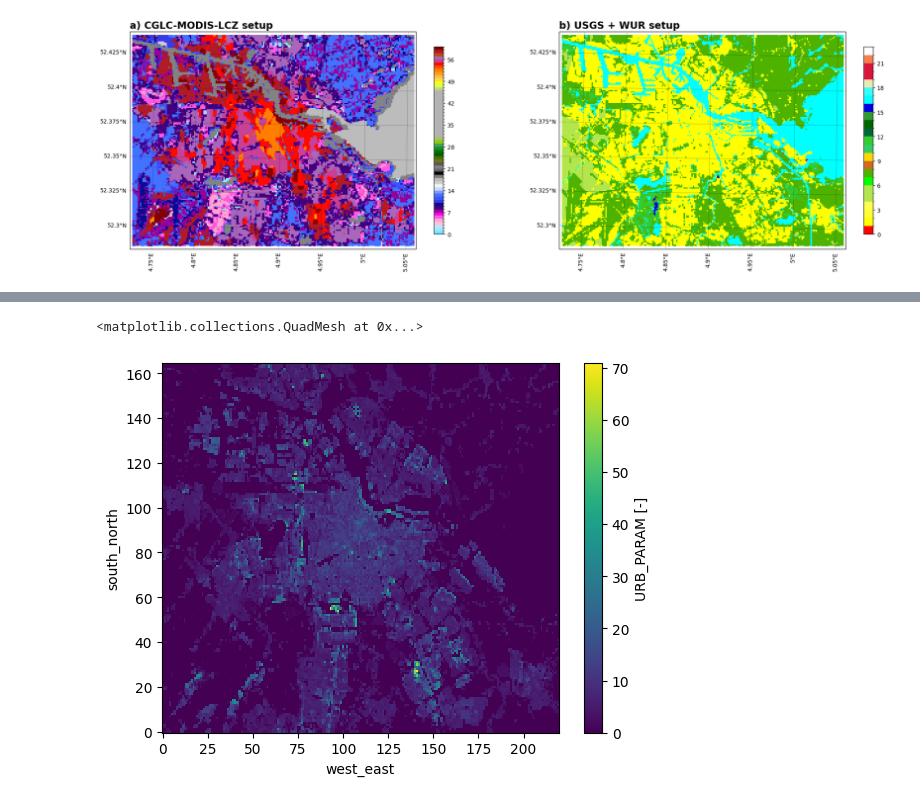
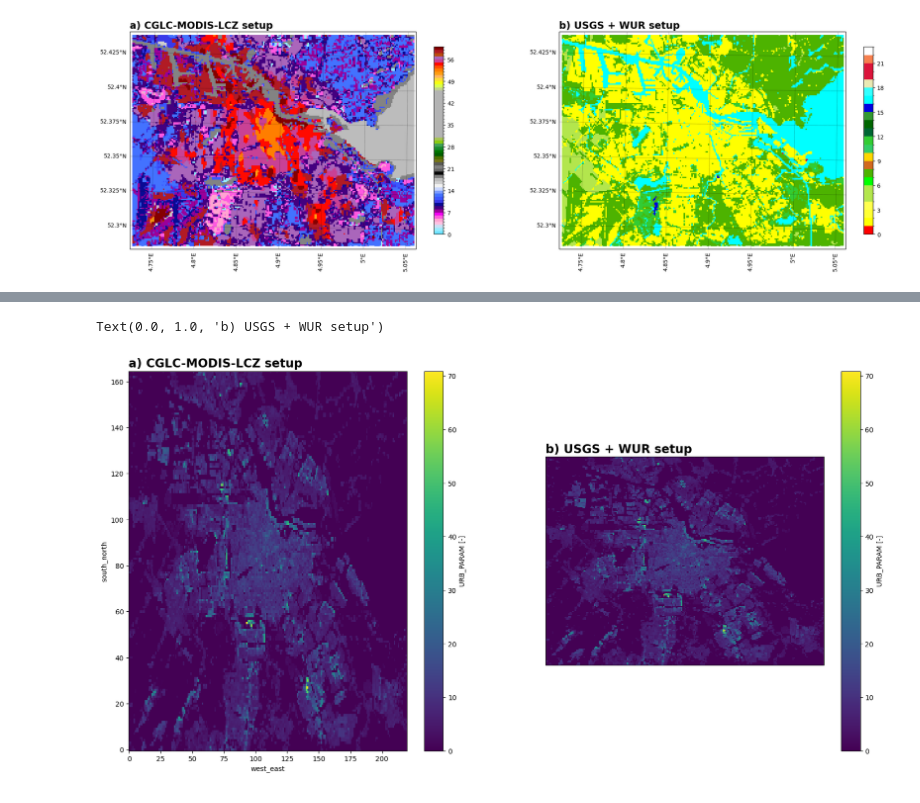
Before and after one commit to Urban-M4/snakemake-wrf, a Jupyter notebook: plot_geo_em.ipynb, the cells around one changed output, grey strips where cells are left out. Cells and saved outputs as stored; diff of their text form; code cells hidden in the pictures.

Commit message:
Add wur_lcz experiment and better plot for urban params

```diff
--- a/plot_geo_em.ipynb
+++ b/plot_geo_em.ipynb
@@ -7,19 +7,22 @@ import wrf
 from matplotlib.colors import BoundaryNorm
 from matplotlib.colors import LinearSegmentedColormap
 # %%
-usgs_file = nc.Dataset('/home/cdonnely/Urban-M4/experiments/2024-06-14_14-20-42/geo_em.d04.nc')
+usgs_file = nc.Dataset('/home/cdonnely/Urban-M4/misc/workflows/snakemake/output/usgs/geo_em.d04.nc')
 usgs_var = wrf.getvar(usgs_file, 'LU_INDEX')
 lat, lon = wrf.latlon_coords(usgs_var)
 cart_proj = wrf.get_cartopy(usgs_var)
 
-wur_file = nc.Dataset('/home/cdonnely/Urban-M4/experiments/2024-08-01_15-29-28/geo_em.d04.nc')
+wur_file = nc.Dataset('/home/cdonnely/Urban-M4/misc/workflows/snakemake/output/wur/geo_em.d04.nc')
 wur_var = wrf.getvar(wur_file, 'LU_INDEX')
+
+wur_lcz_file = nc.Dataset('/home/cdonnely/Urban-M4/misc/workflows/snakemake/output/wur_lcz/geo_em.d04.nc')
+wur_lcz_var = wrf.getvar(wur_lcz_file, 'LU_INDEX')
+
+modis_file = nc.Dataset('/home/cdonnely/Urban-M4/misc/workflows/snakemake/output/modis_lcz/geo_em.d04.nc')
+modis_var = wrf.getvar(modis_file, 'LU_INDEX')
 
 w2w_file = nc.Dataset('/home/cdonnely/Urban-M4/experiments/2024-06-18_15-39-48/geo_em.d04.nc')
 w2w_var = wrf.getvar(w2w_file, 'LU_INDEX')
-
-modis_file = nc.Dataset('/home/cdonnely/Urban-M4/experiments/2024-07-31_17-07-38/geo_em.d04.nc')
-modis_var = wrf.getvar(modis_file, 'LU_INDEX')
 # %%
 c_modis = [
     [0.43, 0.89, 1.0],
@@ -170,22 +173,6 @@ cbar2 = fig.colorbar(ct2, ax=ax2, shrink=0.6)
 # %% [output]
 [figure]
 # %%
-ax_options = {
-    'color': 'black',
-    'linestyle': 'dotted',
-    'linewidth': 0.5,
-    'zorder': 103,
-    'draw_labels': True,
-    'x_inline': False,
-    'y_inline': False,
-}
-title_options = {
-    'loc': 'left',
-    'fontsize': 'xx-large',
-    'fontweight': 'bold',
-}
-extent = [np.min(lon), np.max(lon), np.min(lat), np.max(lat)]
-
 fig = plt.figure(figsize=(25, 10))
 ax1 = fig.add_subplot(1, 2, 1, projection=cart_proj)
 gl1 = ax1.gridlines(**ax_options)
@@ -216,5 +203,5 @@ cbar2 = fig.colorbar(ct2, ax=ax2, shrink=0.6)
 # %%
 import xarray as xr
 
-modis = xr.open_dataset('/home/cdonnely/Urban-M4/experiments/2024-08-01_14-12-05/geo_em.d04.nc')
-usgs = xr.open_dataset('/home/cdonnely/Urban-M4/experiments/2024-08-01_15-29-28/geo_em.d04.nc')
+modis = xr.open_dataset('/home/cdonnely/Urban-M4/misc/workflows/snakemake/output/wur/geo_em.d04.nc')
+usgs = xr.open_dataset('/home/cdonnely/Urban-M4/misc/workflows/snakemake/output/wur_lcz/geo_em.d04.nc')
@@ -226,5 +208,12 @@ modis.URB_PARAM.isel(num_urb_params = 91).plot()
-# %%
-usgs.URB_PARAM.isel(num_urb_params = 91).plot()
-# %% [output]
-<matplotlib.collections.QuadMesh at 0x...>
-[figure, removed]
+# %%
+fig = plt.figure(figsize=(20, 10))
+ax1 = fig.add_subplot(1, 2, 1)
+modis.URB_PARAM.isel(num_urb_params = 91).plot()
+ax1.set_title('a) CGLC-MODIS-LCZ setup', **title_options)
+
+ax2 = fig.add_subplot(1, 2, 2, projection=cart_proj)
+usgs.URB_PARAM.isel(num_urb_params = 91).plot()
+ax2.set_title('b) USGS + WUR setup', **title_options)
+# %% [output]
+Text(0.0, 1.0, 'b) USGS + WUR setup')
+[figure, added]
```
Also changed, not shown: parts of 1 cell of this notebook.
